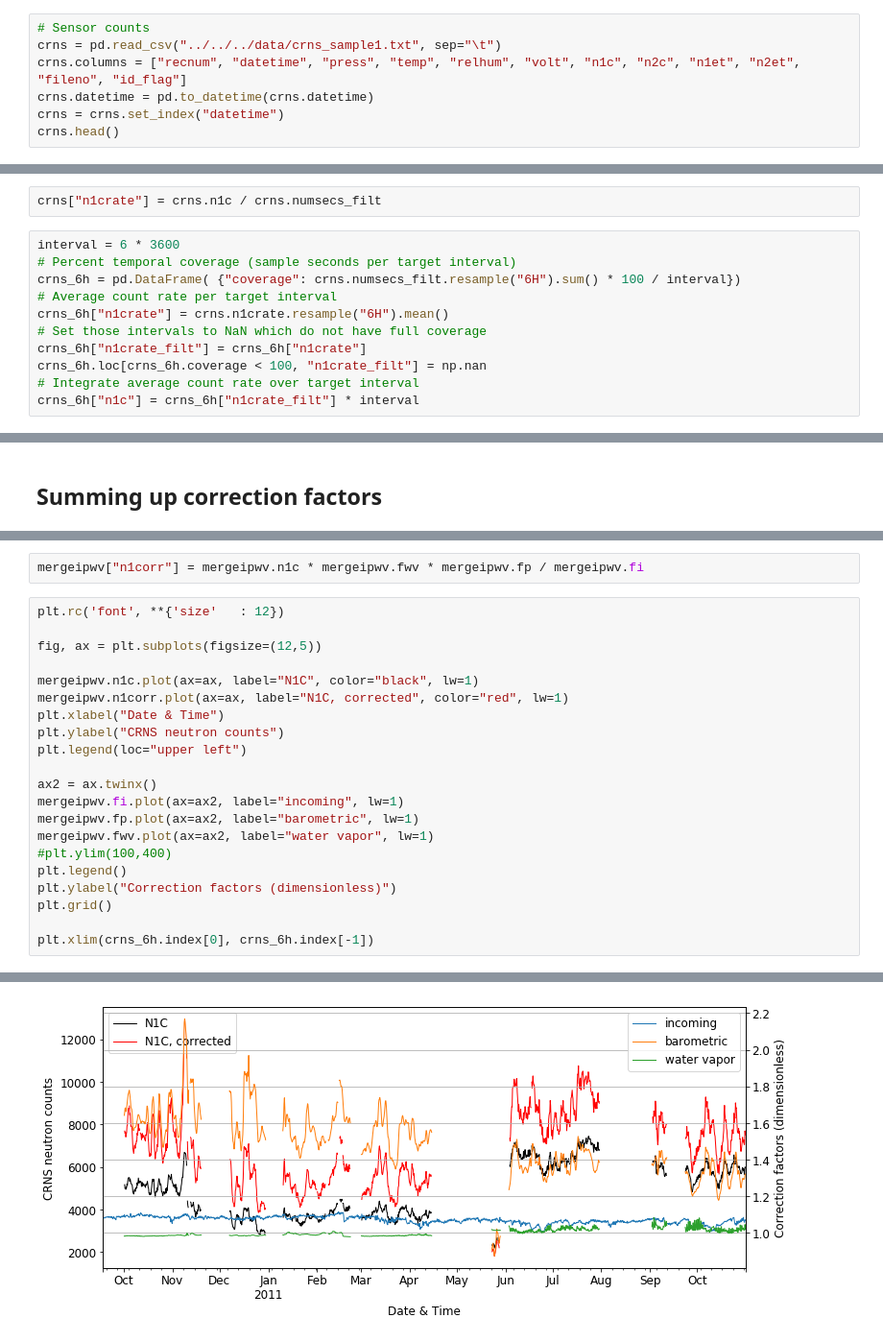
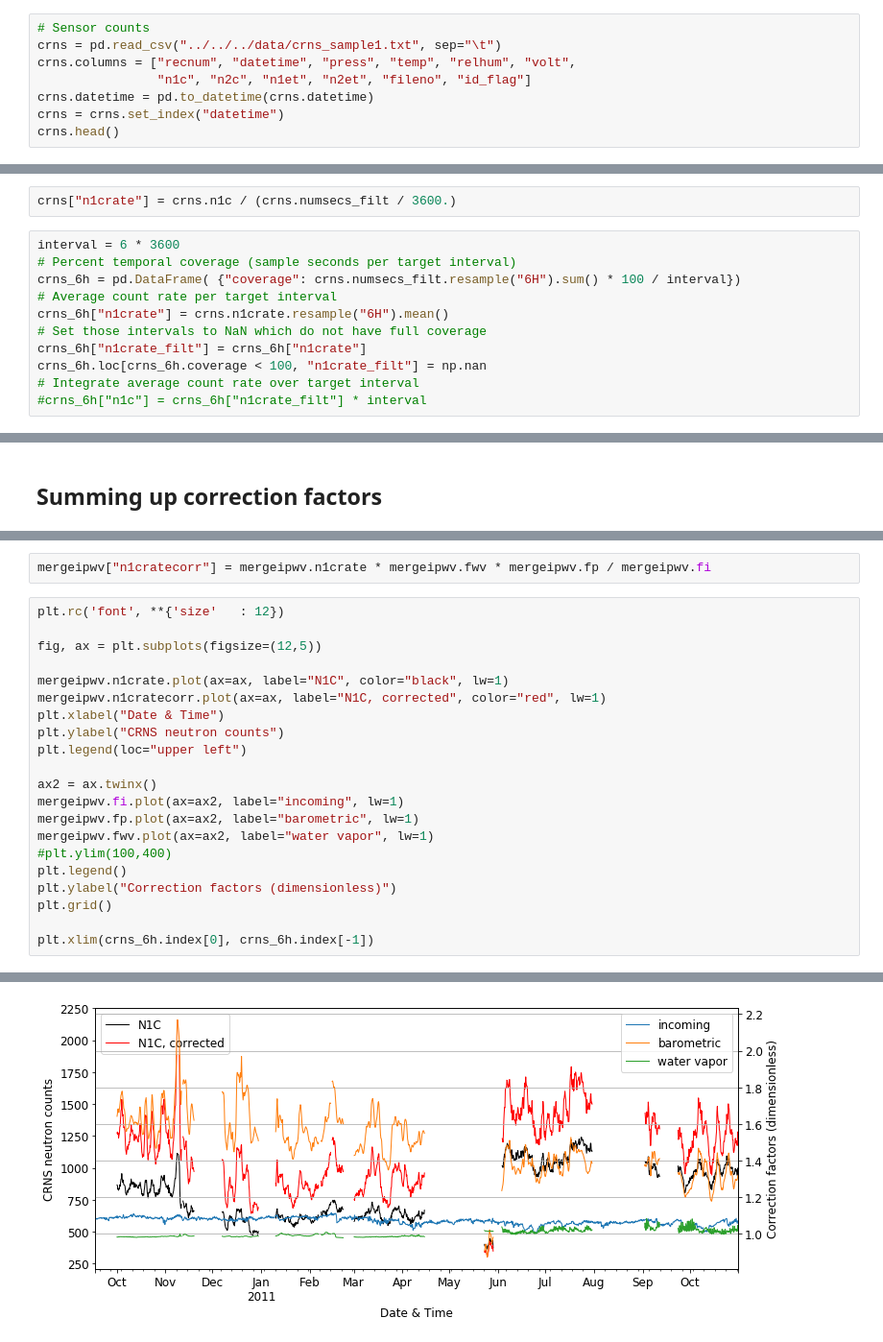
Before and after one commit to heistermann/cosmicsense, a Jupyter notebook: docs/source/notebooks/n_to_theta.ipynb, the cells around one changed output, grey strips where cells are left out. Shown at 96% size. Cells and saved outputs as stored; diff of their text form.

```diff
--- a/docs/source/notebooks/n_to_theta.ipynb
+++ b/docs/source/notebooks/n_to_theta.ipynb
@@ -22,7 +22,8 @@ import pandas as pd
 # %%
 # Sensor counts
 crns = pd.read_csv("../../../data/crns_sample1.txt", sep="\t")
-crns.columns = ["recnum", "datetime", "press", "temp", "relhum", "volt", "n1c", "n2c", "n1et", "n2et", "fileno", "id_flag"]
+crns.columns = ["recnum", "datetime", "press", "temp", "relhum", "volt",
+                "n1c", "n2c", "n1et", "n2et", "fileno", "id_flag"]
 crns.datetime = pd.to_datetime(crns.datetime)
 crns = crns.set_index("datetime")
 crns.head()
@@ -144,5 +143,5 @@ Furthermore, we integrate the average neutron count rate over the six hour inter
 # %%
-crns["n1crate"] = crns.n1c / crns.numsecs_filt
+crns["n1crate"] = crns.n1c / (crns.numsecs_filt / 3600.)
 # %%
 interval = 6 * 3600
 # Percent temporal coverage (sample seconds per target interval)
@@ -153,7 +152,7 @@ crns_6h["n1crate"] = crns.n1crate.resample("6H").mean()
 crns_6h["n1crate_filt"] = crns_6h["n1crate"]
 crns_6h.loc[crns_6h.coverage < 100, "n1crate_filt"] = np.nan
 # Integrate average count rate over target interval
-crns_6h["n1c"] = crns_6h["n1crate_filt"] * interval
+#crns_6h["n1c"] = crns_6h["n1crate_filt"] * interval
 # %%
 fig, ax = plt.subplots(figsize=(8,4))
 crns_6h.coverage.plot(label="Coverage of a 6h-interval", ls="dashed", lw=0.5)
@@ -401,26 +400,26 @@ N_{cor} = \frac{N*f_{wv}}{f_p*f_i}
 # %%
-mergeipwv["n1corr"] = mergeipwv.n1c * mergeipwv.fwv * mergeipwv.fp / mergeipwv.fi
+mergeipwv["n1cratecorr"] = mergeipwv.n1crate * mergeipwv.fwv * mergeipwv.fp / mergeipwv.fi
 # %%
 plt.rc('font', **{'size'   : 12})
 
 fig, ax = plt.subplots(figsize=(12,5))
 
-mergeipwv.n1c.plot(ax=ax, label="N1C", color="black", lw=1)
-mergeipwv.n1corr.plot(ax=ax, label="N1C, corrected", color="red", lw=1)
+mergeipwv.n1crate.plot(ax=ax, label="N1C", color="black", lw=1)
+mergeipwv.n1cratecorr.plot(ax=ax, label="N1C, corrected", color="red", lw=1)
 plt.xlabel("Date & Time")
 plt.ylabel("CRNS neutron counts")
 plt.legend(loc="upper left")
 
 ax2 = ax.twinx()
 mergeipwv.fi.plot(ax=ax2, label="incoming", lw=1)
 mergeipwv.fp.plot(ax=ax2, label="barometric", lw=1)
 mergeipwv.fwv.plot(ax=ax2, label="water vapor", lw=1)
 #plt.ylim(100,400)
 plt.legend()
 plt.ylabel("Correction factors (dimensionless)")
 plt.grid()
 
 plt.xlim(crns_6h.index[0], crns_6h.index[-1])
 # %% [output]
 (356868, 366690)
-[figure, old version]
+[figure, new version]
```
Also changed, not shown: parts of 11 cells of this notebook, 1 other file.
